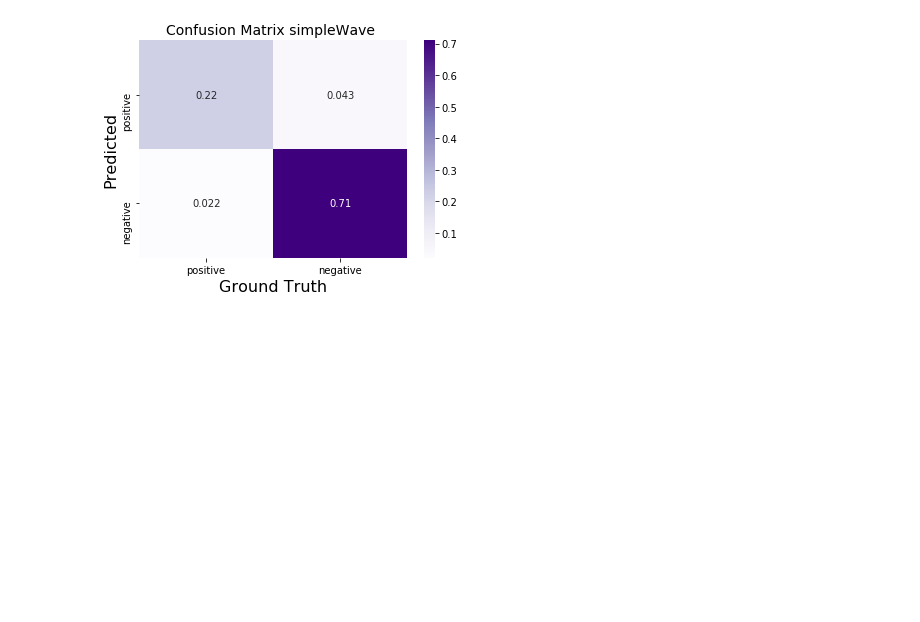
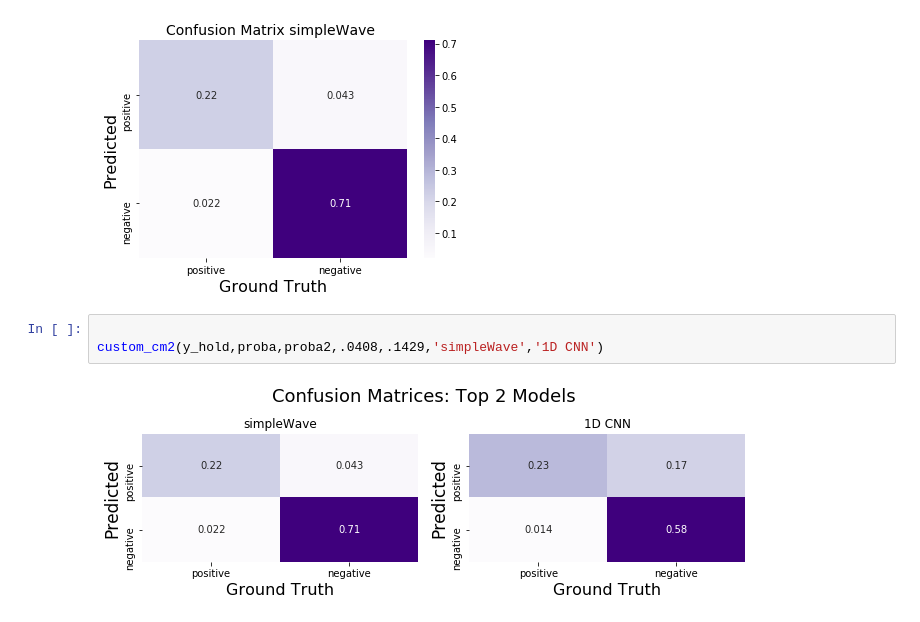
Before and after one commit to Iguanacolossus/Capstone3-TBA, a Jupyter notebook: notebooks/HAR-classification.ipynb, the cells around one changed output. Saved outputs shown, nothing was run; the diff lists cells and outputs as text; blank space fills up the shorter version.

```diff
--- a/notebooks/HAR-classification.ipynb
+++ b/notebooks/HAR-classification.ipynb
@@ -1097,3 +1049,8 @@ best_thresh
 custom_cm(y_hold,proba,profit_thresh,'profit_cm1')
 # %% [output]
 [figure]
+# %%
+
+custom_cm2(y_hold,proba,proba2,.0408,.1429,'simpleWave','1D CNN')
+# %% [output]
+[figure, added]
```
Also changed, not shown: parts of 8 cells of this notebook, 5 other files.
